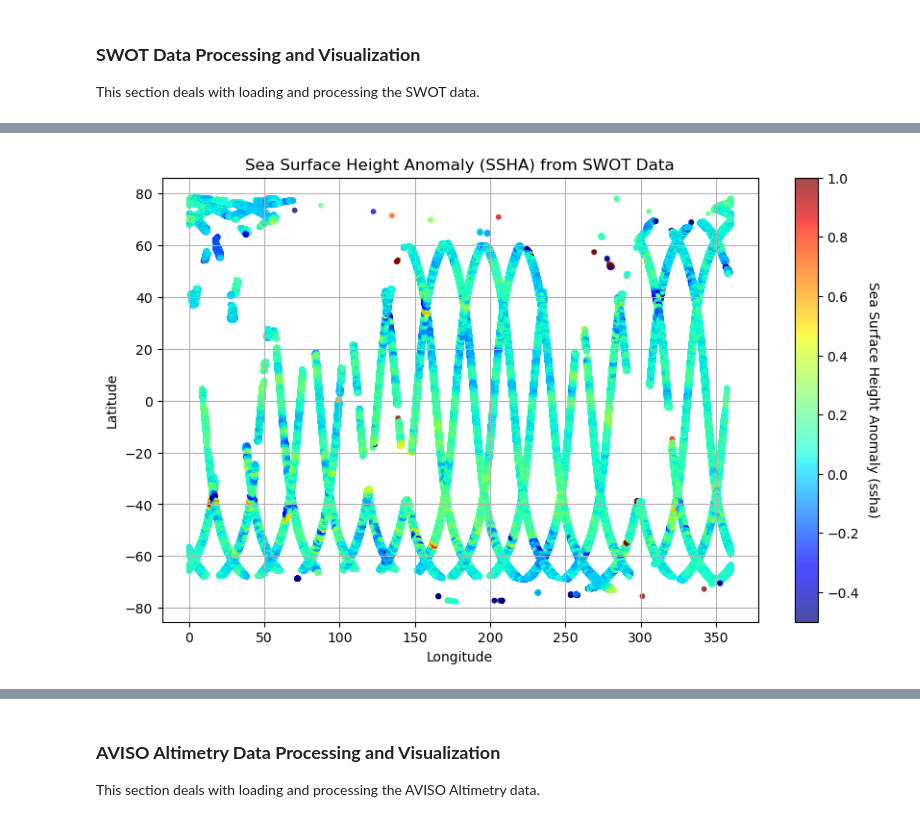
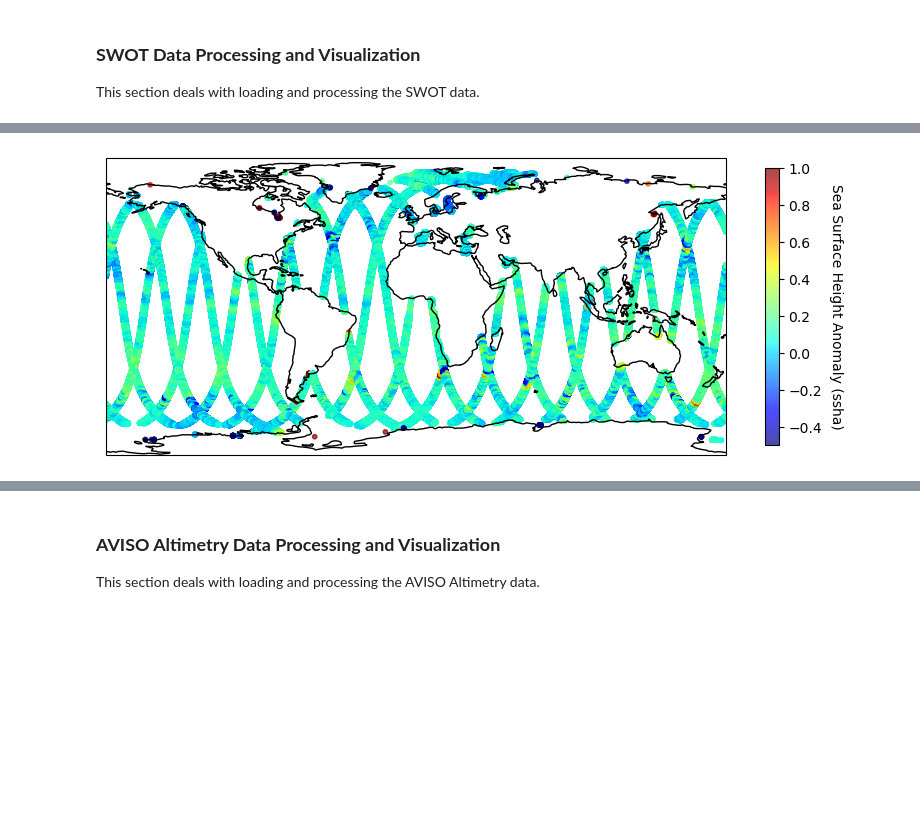
Before and after one commit to oceanhackweek/ohw24_proj_upSSH_us, a Jupyter notebook: contributor_folders/team_member_1/GLORYS_DataPrep.ipynb, the cells around one changed output, grey strips where cells are left out. Cells and saved outputs as stored; diff of their text form; code cells hidden in the pictures; blank space fills up the shorter version.

```diff
--- a/contributor_folders/team_member_1/GLORYS_DataPrep.ipynb
+++ b/contributor_folders/team_member_1/GLORYS_DataPrep.ipynb
@@ -162,29 +165,27 @@ https://doi.org/10.24400/527896/A01-2023.017
 # %%
 # Create the scatter plot
 plt.figure(figsize=(10, 6))  # Set the figure size
+
+ax = plt.axes(projection=ccrs.PlateCarree())
+ax.coastlines()
+
 scatter = plt.scatter(
     x=swot.longitude,         # Extract longitude values
     y=swot.latitude,          # Extract latitude values
     c=swot.ssha,              # Color by sea surface height anomaly (ssha)
     cmap='jet',               # Apply the colormap
     s=10,                     # Set the marker size
     alpha=0.7,                # Set marker transparency
     marker='o',               # Use circular markers
     vmin = -.5,               # minimum colormap color
     vmax = 1                  # maximum colormap color
 )
 
 # Add a color bar with label
-cbar = plt.colorbar(scatter)
+cbar = plt.colorbar(scatter,shrink=.6)
 cbar.set_label('Sea Surface Height Anomaly (ssha)', rotation=270, labelpad=15)  # Label for color bar
 
-# Set plot labels and title
-plt.xlabel('Longitude')
-plt.ylabel('Latitude')
-plt.title('Sea Surface Height Anomaly (SSHA) from SWOT Data')
-
-# Adjust the plot layout
-plt.grid(True)  # Add grid for better readability
+plt.savefig('swot_path.png',dpi=300,bbox_inches='tight')
 # %% [output]
-[figure, old version]
+[figure, new version]
 # %%
```
Also changed, not shown: parts of 9 cells of this notebook.
